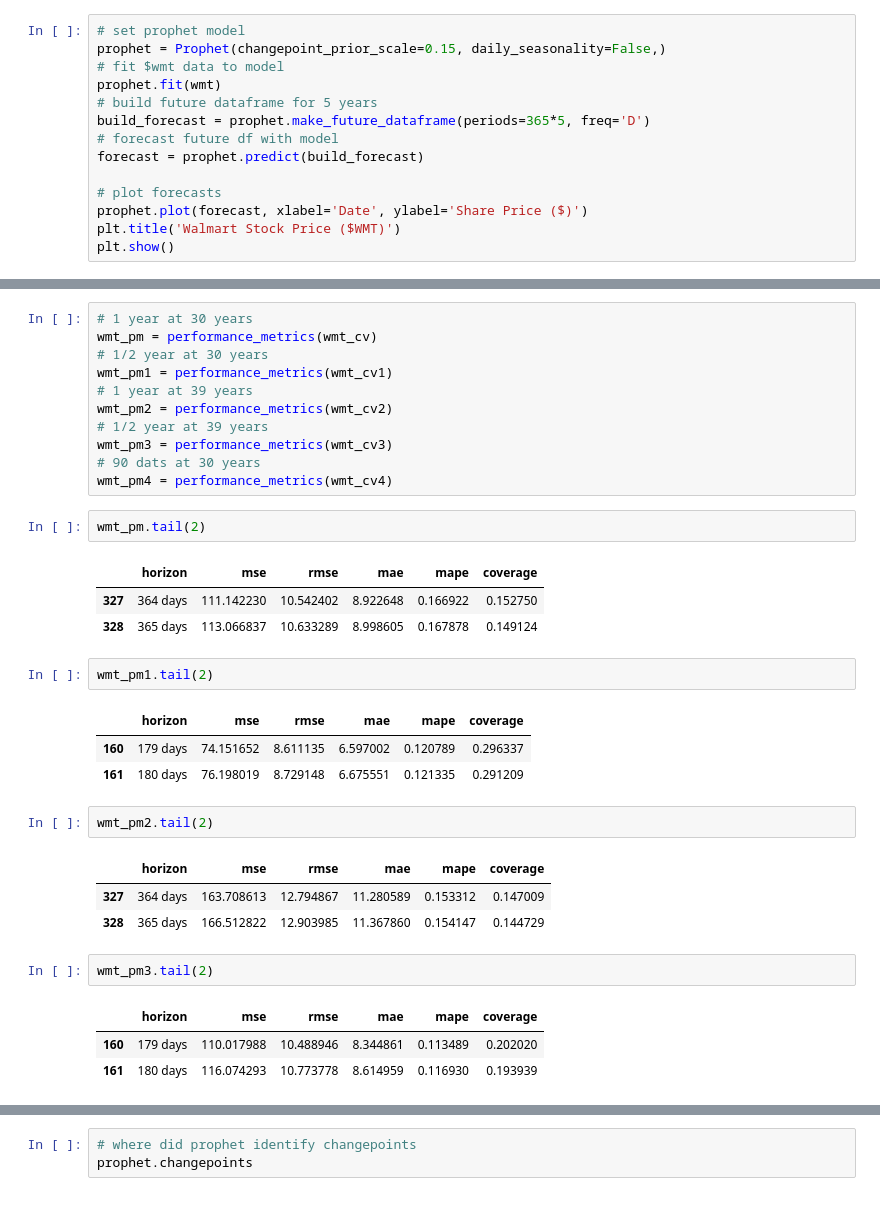
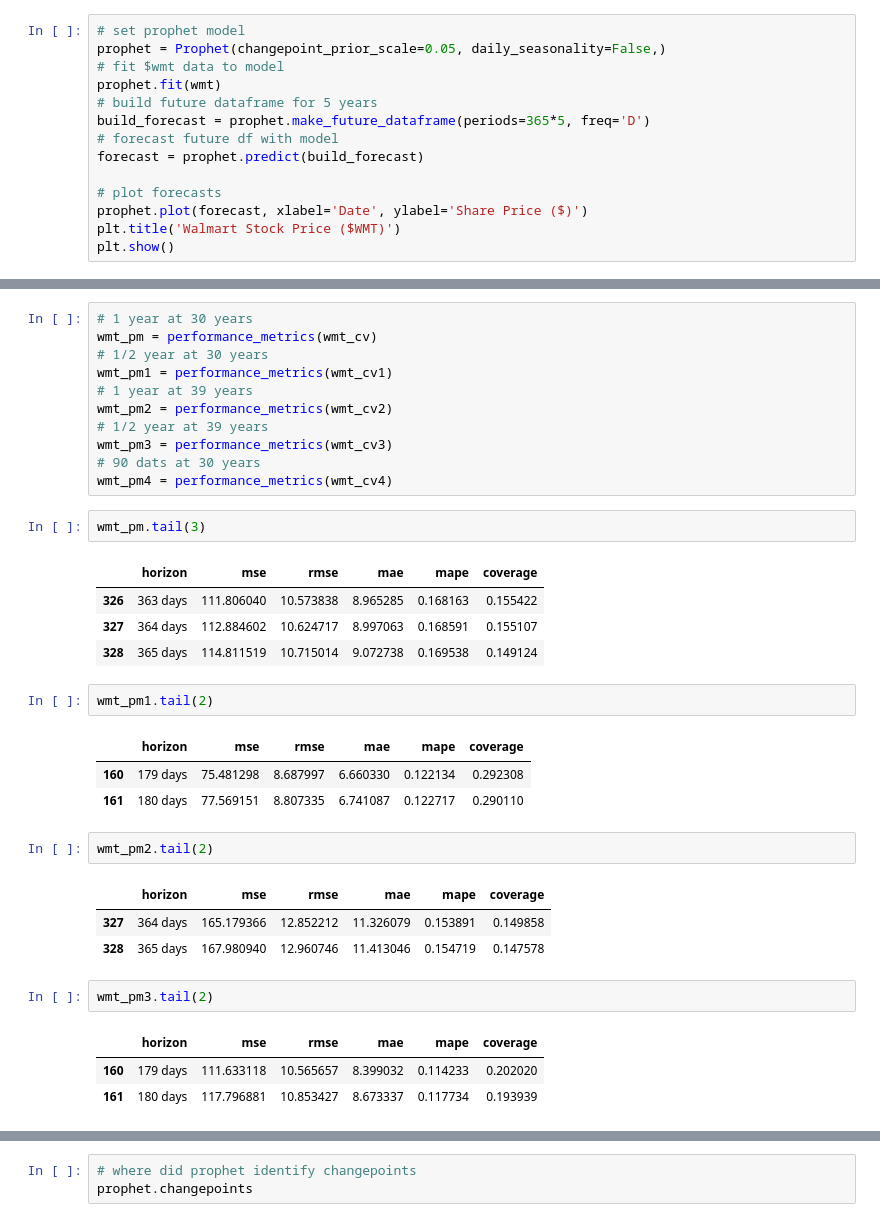
Before and after one commit to gumdropsteve/intro_to_prophet, a Jupyter notebook: wmt.ipynb, the cells around one changed output, grey strips where cells are left out. Saved outputs shown, nothing was run; the diff lists cells and outputs as text.

```diff
--- a/wmt.ipynb
+++ b/wmt.ipynb
@@ -90,7 +90,7 @@ plt.show()
 [figure]
 # %%
 # set prophet model
-prophet = Prophet(changepoint_prior_scale=0.15, daily_seasonality=False,)
+prophet = Prophet(changepoint_prior_scale=0.05, daily_seasonality=False,)
 # fit $wmt data to model
 prophet.fit(wmt)
 # build future dataframe for 5 years
@@ -148,29 +159,30 @@ wmt_pm3 = performance_metrics(wmt_cv3)
 # 90 dats at 30 years
 wmt_pm4 = performance_metrics(wmt_cv4)
 # %%
-wmt_pm.tail(2)
+wmt_pm.tail(3)
 # %% [output]
 |  | horizon | mse | rmse | mae | mape | coverage |
-| 327 | 364 days | 111.142230 | 10.542402 | 8.922648 | 0.166922 | 0.152750 |
-| 328 | 365 days | 113.066837 | 10.633289 | 8.998605 | 0.167878 | 0.149124 |
+| 326 | 363 days | 111.806040 | 10.573838 | 8.965285 | 0.168163 | 0.155422 |
+| 327 | 364 days | 112.884602 | 10.624717 | 8.997063 | 0.168591 | 0.155107 |
+| 328 | 365 days | 114.811519 | 10.715014 | 9.072738 | 0.169538 | 0.149124 |
 # %%
 wmt_pm1.tail(2)
 # %% [output]
 |  | horizon | mse | rmse | mae | mape | coverage |
-| 160 | 179 days | 74.151652 | 8.611135 | 6.597002 | 0.120789 | 0.296337 |
-| 161 | 180 days | 76.198019 | 8.729148 | 6.675551 | 0.121335 | 0.291209 |
+| 160 | 179 days | 75.481298 | 8.687997 | 6.660330 | 0.122134 | 0.292308 |
+| 161 | 180 days | 77.569151 | 8.807335 | 6.741087 | 0.122717 | 0.290110 |
 # %%
 wmt_pm2.tail(2)
 # %% [output]
 |  | horizon | mse | rmse | mae | mape | coverage |
-| 327 | 364 days | 163.708613 | 12.794867 | 11.280589 | 0.153312 | 0.147009 |
-| 328 | 365 days | 166.512822 | 12.903985 | 11.367860 | 0.154147 | 0.144729 |
+| 327 | 364 days | 165.179366 | 12.852212 | 11.326079 | 0.153891 | 0.149858 |
+| 328 | 365 days | 167.980940 | 12.960746 | 11.413046 | 0.154719 | 0.147578 |
 # %%
 wmt_pm3.tail(2)
 # %% [output]
 |  | horizon | mse | rmse | mae | mape | coverage |
-| 160 | 179 days | 110.017988 | 10.488946 | 8.344861 | 0.113489 | 0.202020 |
-| 161 | 180 days | 116.074293 | 10.773778 | 8.614959 | 0.116930 | 0.193939 |
+| 160 | 179 days | 111.633118 | 10.565657 | 8.399032 | 0.114233 | 0.202020 |
+| 161 | 180 days | 117.796881 | 10.853427 | 8.673337 | 0.117734 | 0.193939 |
 # %%
 wmt_pm4.tail(2)
 # %% [output]
```
Also changed, not shown: parts of 6 cells of this notebook.
